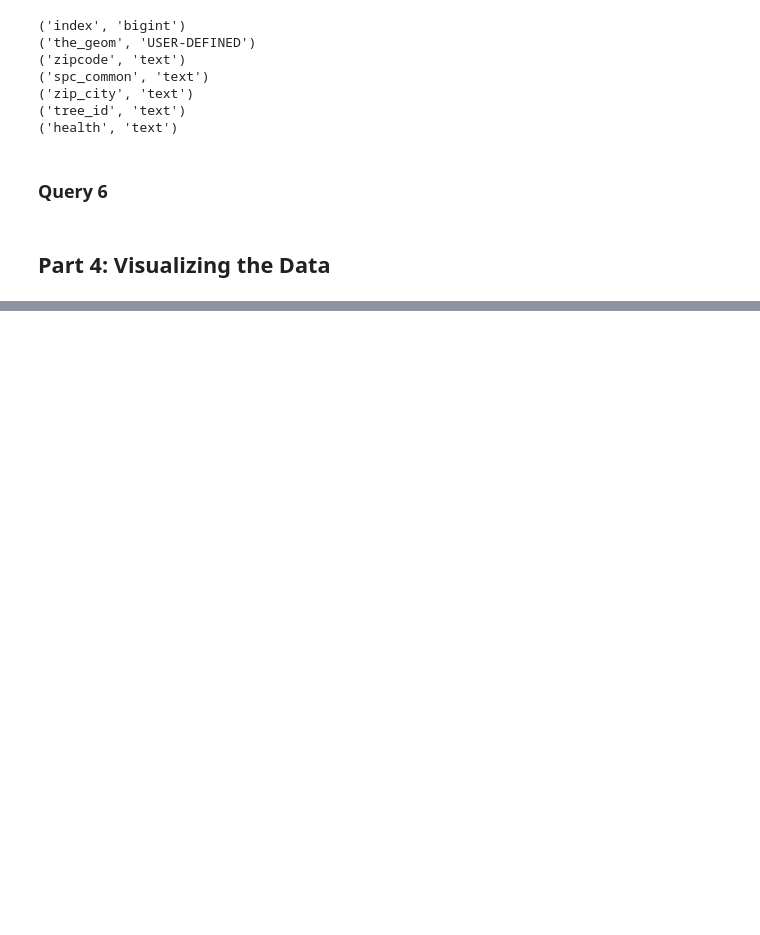
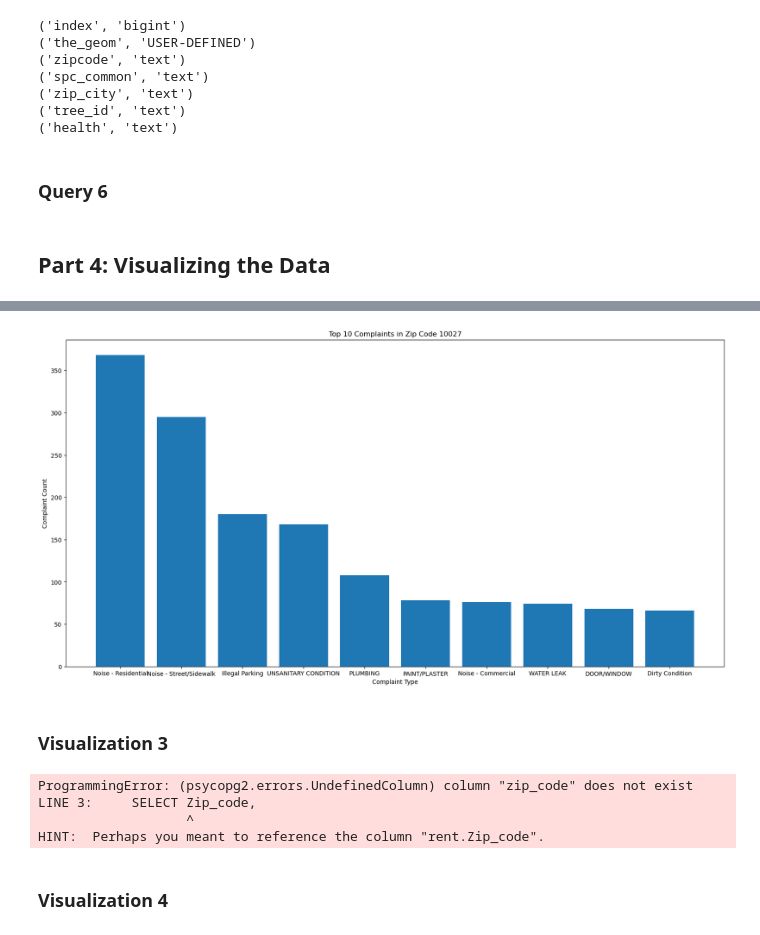
Before and after one commit to rma241/Final-Project-Group34, a Jupyter notebook: Project.ipynb, the cells around one changed output, grey strips where cells are left out. Drawn from its saved outputs; the diff is of its cells as text; code cells hidden in the pictures; blank space fills up the shorter version.

```diff
--- a/Project.ipynb
+++ b/Project.ipynb
@@ -481,24 +511,33 @@ with engine.connect() as conn:
 # %%
-# use a more descriptive name for your function
-def plot_visual_1(dataframe):
+def plot_top_10_complaints(dataframe2):
     figure, axes = plt.subplots(figsize=(20, 10))
 
-    values = "..."  # use the dataframe to pull out values needed to plot
-
-    # you may want to use matplotlib to plot your visualizations;
-    # there are also many other plot types (other
-    # than axes.plot) you can use
-    axes.plot(values, "...")
-    # there are other methods to use to label your axes, to style
-    # and set up axes labels, etc
-    axes.set_title("Some Descriptive Title")
+    complaint_types = dataframe2['complaint_type']
+    complaint_counts = dataframe2['complaint_count']
+    axes.bar(complaint_types, complaint_counts)
+    axes.set_title('Top 10 Complaints in Zip Code 10027')
+    axes.set_xlabel('Complaint Type')
+    axes.set_ylabel('Complaint Count')
 
     plt.show()
 # %%
-def get_data_for_visual_1():
-    # Query your database for the data needed.
-    # You can put the data queried into a pandas/geopandas dataframe, if you wish
-    raise NotImplementedError()
+def get_data_for_visual_2():
+    V2 = """
+    SELECT complaint_type, COUNT(unique_key) AS complaint_count
+    FROM nyc_311
+    WHERE incident_zip = '10027' AND created_date BETWEEN '2018-10-01' AND '2023-09-30'
+    GROUP BY complaint_type
+    ORDER BY complaint_count DESC
+    LIMIT 10;
+    """
+    with engine.connect() as conn:
+        result = conn.execute(db.text(V2))
+        dataframe2 = pd.DataFrame(result.fetchall(), columns=result.keys())
+    return dataframe2
 # %%
-some_dataframe = get_data_for_visual_1()
-plot_visual_1(some_dataframe)
+some_dataframe2 = get_data_for_visual_2()
+plot_top_10_complaints(some_dataframe2)
+# %% [output]
+[figure, added]
+# %% [markdown]
+### Visualization 3
@@ -504,0 +592,10 @@ plot_visual_1(some_dataframe)
+# %%
+some_dataframe3 = get_data_for_visual_3()
+plot_rent_trees_complaints(some_dataframe3)
+# %% [output]
+ProgrammingError: (psycopg2.errors.UndefinedColumn) column "zip_code" does not exist
+LINE 3:     SELECT Zip_code,
+                   ^
+HINT:  Perhaps you meant to reference the column "rent.Zip_code".
+# %% [markdown]
+### Visualization 4
```
Also changed, not shown: parts of 25 cells of this notebook.
